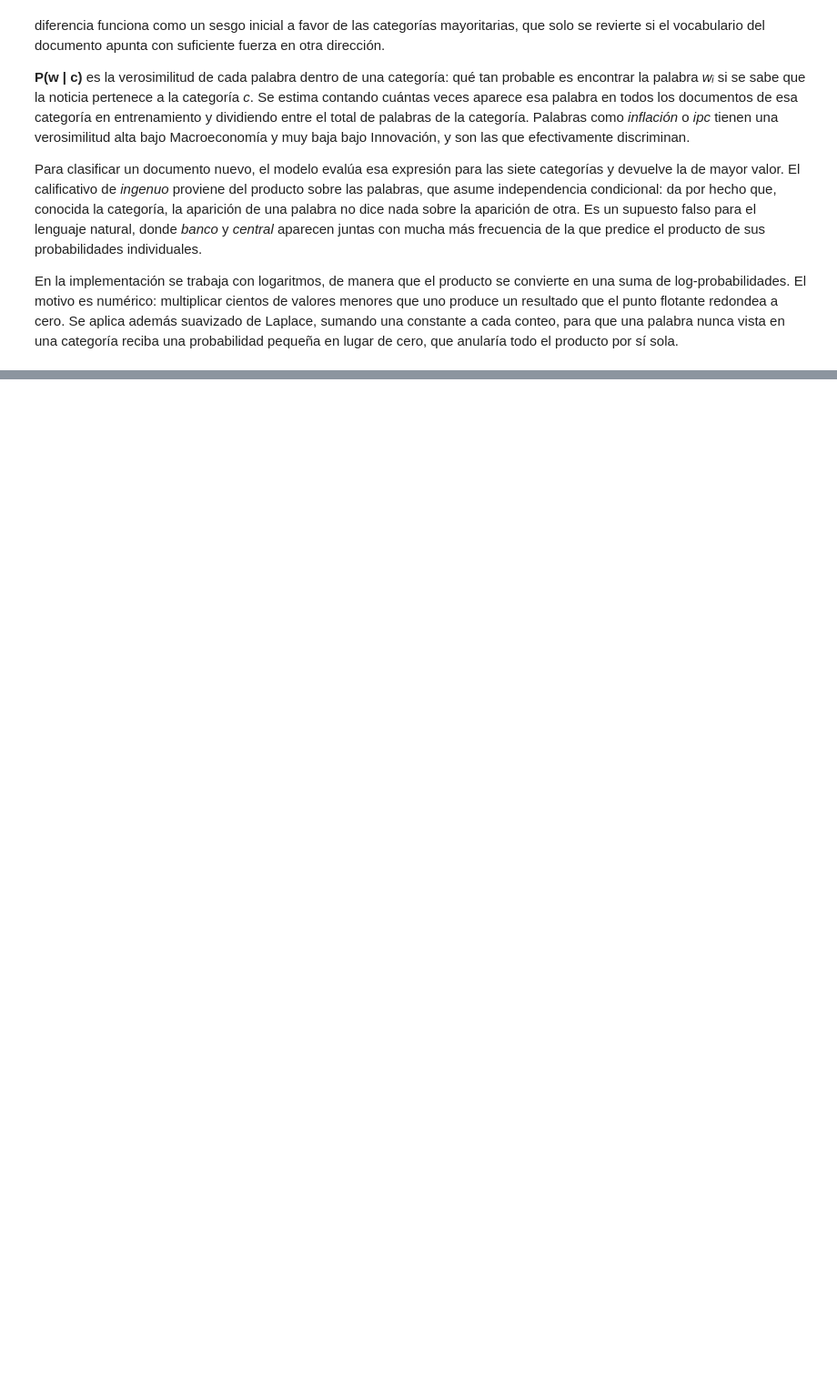
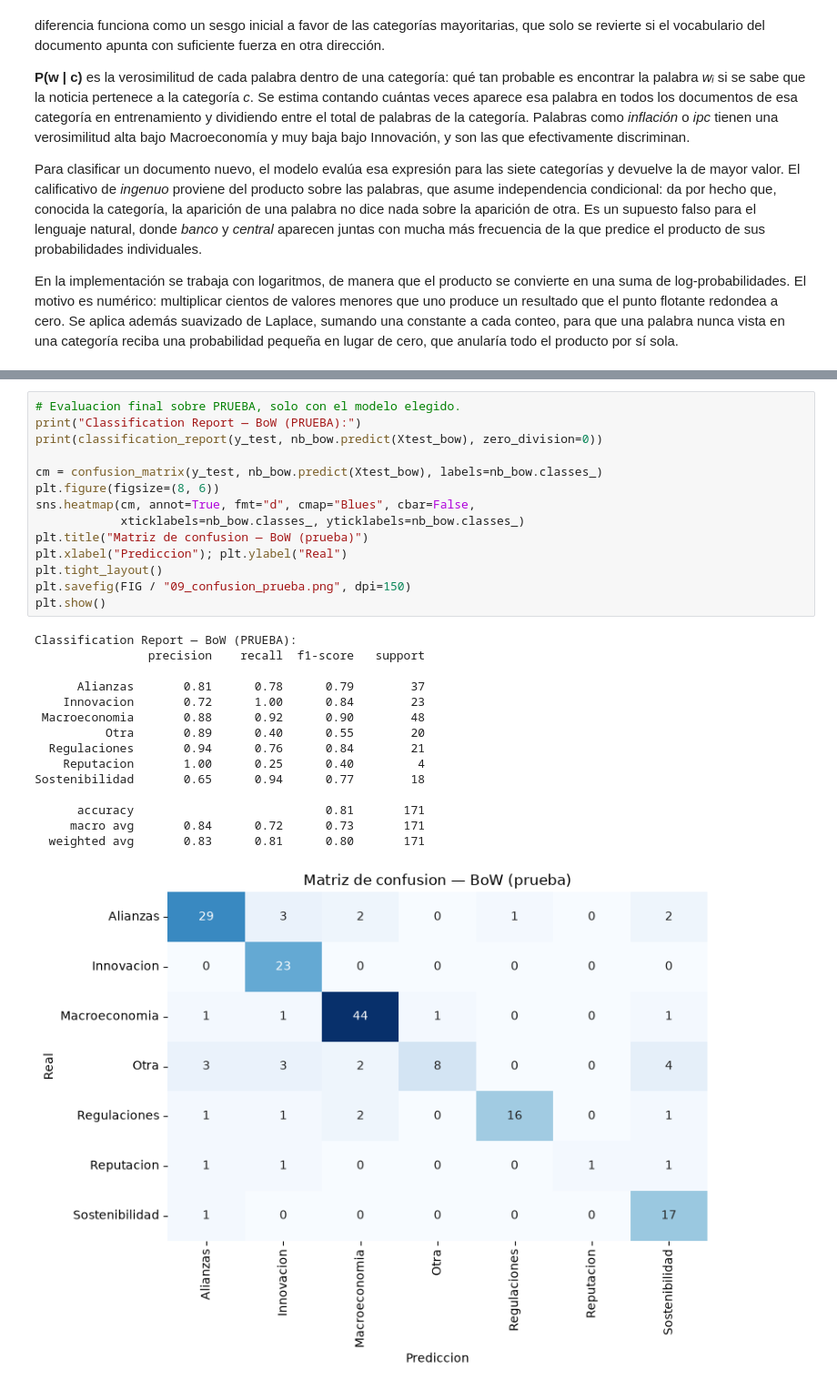
Before and after one commit to George11Albadr/Natural_Language_Processing, a Jupyter notebook: Lab#1/Laboratorio1y2.ipynb, the cells around one changed output, grey strips where cells are left out. Shown at 91% size. Cells and saved outputs as stored; diff of their text form; blank space fills up the shorter version.

```diff
--- a/Lab#1/Laboratorio1y2.ipynb
+++ b/Lab#1/Laboratorio1y2.ipynb
@@ -1385,0 +1462,30 @@ probabilidad pequeña en lugar de cero, que anularía todo el producto por sí s
+# %%
+# Evaluacion final sobre PRUEBA, solo con el modelo elegido.
+print("Classification Report — BoW (PRUEBA):")
+print(classification_report(y_test, nb_bow.predict(Xtest_bow), zero_division=0))
+
+cm = confusion_matrix(y_test, nb_bow.predict(Xtest_bow), labels=nb_bow.classes_)
+plt.figure(figsize=(8, 6))
+sns.heatmap(cm, annot=True, fmt="d", cmap="Blues", cbar=False,
+            xticklabels=nb_bow.classes_, yticklabels=nb_bow.classes_)
+plt.title("Matriz de confusion — BoW (prueba)")
+plt.xlabel("Prediccion"); plt.ylabel("Real")
+plt.tight_layout()
+plt.savefig(FIG / "09_confusion_prueba.png", dpi=150)
+plt.show()
+# %% [output]
+Classification Report — BoW (PRUEBA):
+                precision    recall  f1-score   support
+
+      Alianzas       0.81      0.78      0.79        37
+    Innovacion       0.72      1.00      0.84        23
+ Macroeconomia       0.88      0.92      0.90        48
+          Otra       0.89      0.40      0.55        20
+  Regulaciones       0.94      0.76      0.84        21
+    Reputacion       1.00      0.25      0.40         4
+Sostenibilidad       0.65      0.94      0.77        18
+
+      accuracy                           0.81       171
+     macro avg       0.84      0.72      0.73       171
+  weighted avg       0.83      0.81      0.80       171
+[figure, added]
```
Also changed, not shown: parts of 7 cells of this notebook, 1 other file.
